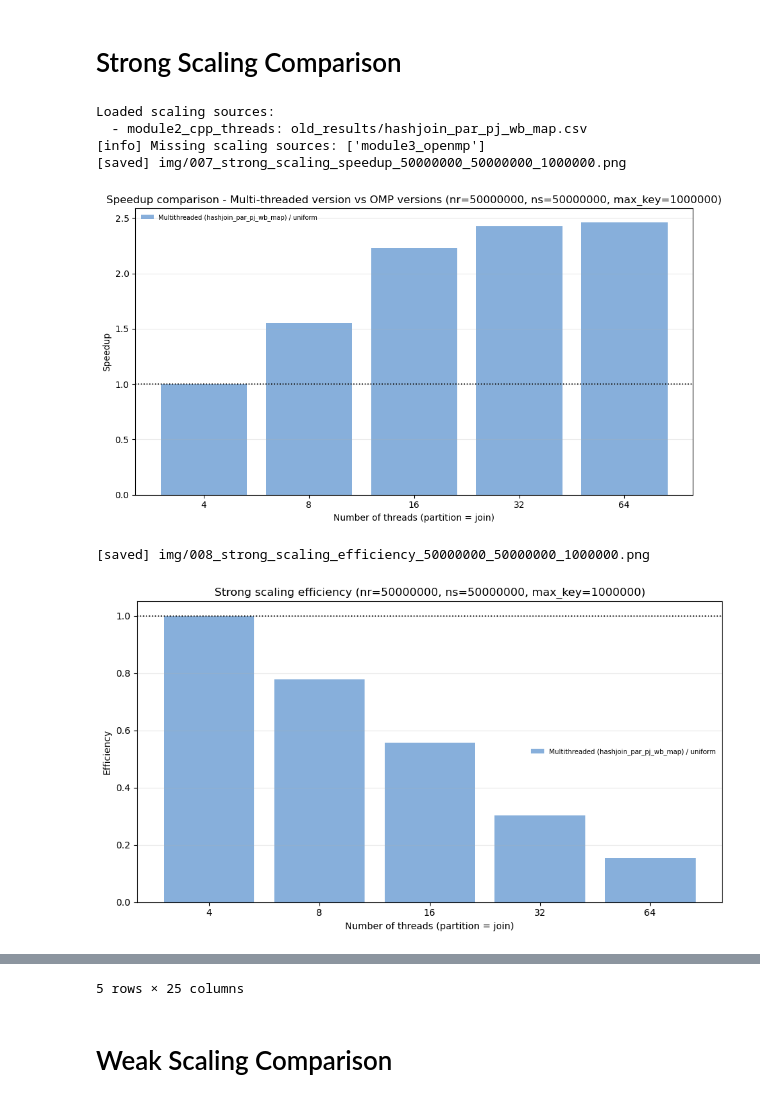
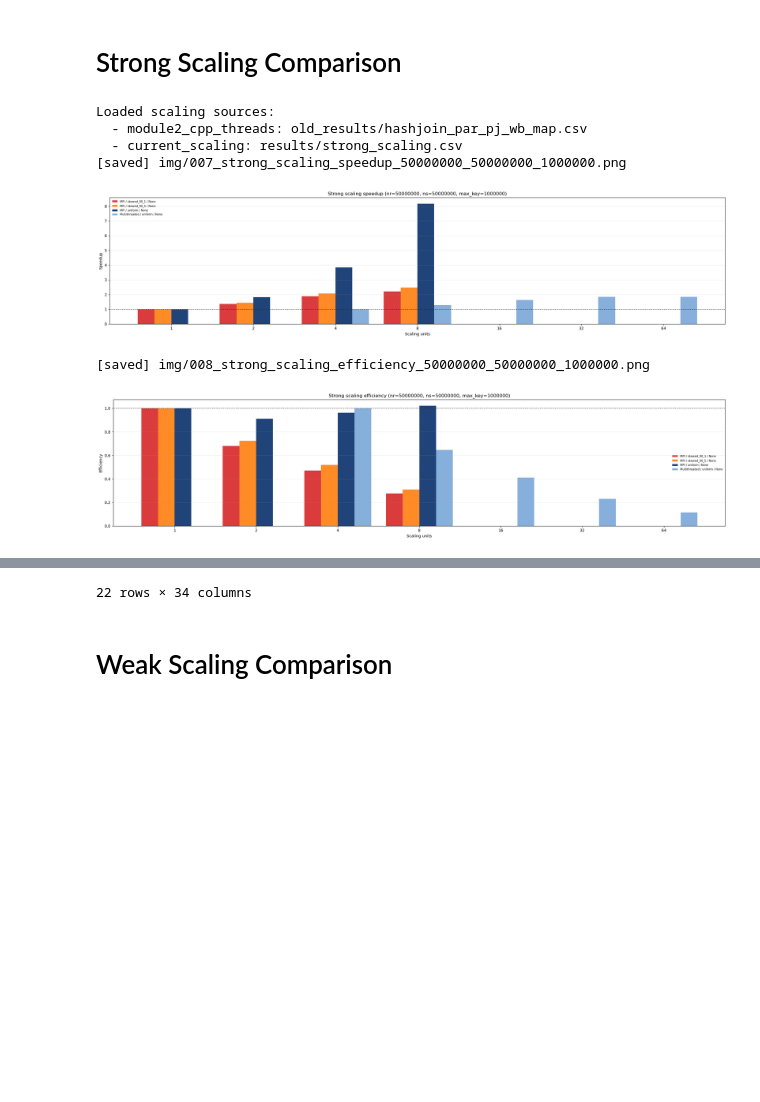
Before and after one commit to GianlucaPanzani/Optimization-of-Partitioned-Hash-Join-with-Duplicates-part_4, a Jupyter notebook: src/statistics.ipynb, the cells around one changed output, grey strips where cells are left out. Drawn from its saved outputs; the diff is of its cells as text; code cells hidden in the pictures; blank space fills up the shorter version.

```diff
--- a/src/statistics.ipynb
+++ b/src/statistics.ipynb
@@ -11,8 +11,8 @@ import matplotlib.pyplot as plt
 import matplotlib.colors as mcolors
 
 CSV_PATTERN = "hashjoin_*.csv"
-RESULTS_CANDIDATES = [Path("results"), Path("src/results"), Path("../results")]
-OLD_RESULTS_CANDIDATES = [Path("old_results"), Path("src/old_results"), Path("../old_results")]
+RESULTS_CANDIDATES = [Path("src/results"), Path("results"), Path("../results")]
+OLD_RESULTS_CANDIDATES = [Path("src/old_results"), Path("old_results"), Path("../old_results")]
 
 GRID_TO_RESULT_COLUMNS = {
     "N_VALUES": ["nr", "ns"],
@@ -673,6 +744,7 @@ def plot_scaling_bars(plot_df, threads_col, metric_col, ylabel, title, filename_
 # %% [markdown]
 # Strong Scaling Comparison
 # %%
+
 old_results_dir = first_existing_dir(OLD_RESULTS_CANDIDATES)
 strong_sources = []
 if old_results_dir is not None:
@@ -683,9 +755,9 @@ if old_results_dir is not None:
         "dataset_type": "uniform",
     })
 strong_sources.append({
-    "name": "module3_openmp",
+    "name": "current_scaling",
     "paths": [RESULTS_DIR / "strong_scaling.csv"],
-    "exec_type": "omp",
+    "exec_type": "auto",
     "dataset_type": "uniform",
 })
 
@@ -693,7 +765,8 @@ strong_raw_df = load_named_csv_sources(strong_sources)
 strong_scaling_df, strong_threads_col = prepare_scaling_plot_df(strong_raw_df, "strong")
 
 if not strong_scaling_df.empty:
-    strong_key_cols = ["source", "exec_type", "dataset_type", "nr", "ns", "max_key"]
+    strong_key_cols = ["source", "exec_type", "dataset_type", "nr", "ns", "max_key", "scaling_axis"]
+    strong_key_cols = [col for col in strong_key_cols if col in strong_scaling_df.columns]
     strong_scaling_df["baseline_thread"] = strong_scaling_df.groupby(strong_key_cols)[strong_threads_col].transform("min")
     baseline_perf = (
         strong_scaling_df[strong_scaling_df[strong_threads_col] == strong_scaling_df["baseline_thread"]]
@@ -706,44 +779,45 @@ if not strong_scaling_df.empty:
     strong_scaling_df["parallel_efficiency"] = strong_scaling_df["speedup"] / (strong_scaling_df[strong_threads_col] / strong_scaling_df["baseline_threads"])
 
     def strong_comparison_label(series):
-        prefix = "Multithreaded" if series.get("source") == "module2_cpp_threads" else "OMP"
-        return f"{prefix} ({series.get('exec_type')}) / {series.get('dataset_type')}"
+        prefix = "Multithreaded" if series.get("source") == "module2_cpp_threads" else str(series.get("exec_type")).upper()
+        axis = series.get("scaling_axis")
+        return f"{prefix} / {series.get('dataset_type')} / {axis}"
 
     def strong_comparison_color(series):
         if series.get("source") == "module2_cpp_threads":
             return "#7aa6d8"
         if series.get("dataset_type") == "uniform":
             return "#08306b"
         return DATASET_TYPE_COLORS.get(series.get("dataset_type"), color_map.get(series.get("exec_type"), None))
 
     plot_scaling_bars(
         strong_scaling_df,
         strong_threads_col,
         "speedup",
         "Speedup",
-        "Speedup comparison - Multi-threaded version vs OMP versions",
+        "Strong scaling speedup",
         "strong_scaling_speedup",
         series_labeler=strong_comparison_label,
         series_colorer=strong_comparison_color,
     )
     plot_scaling_bars(
         strong_scaling_df,
         strong_threads_col,
         "parallel_efficiency",
         "Efficiency",
         "Strong scaling efficiency",
         "strong_scaling_efficiency",
         series_labeler=strong_comparison_label,
         series_colorer=strong_comparison_color,
     )
-    display(strong_scaling_df.sort_values(["source", "exec_type", "dataset_type", "nr", strong_threads_col]).reset_index(drop=True))
+    display(strong_scaling_df.sort_values([col for col in ["source", "exec_type", "dataset_type", "nr", strong_threads_col] if col in strong_scaling_df.columns]).reset_index(drop=True))
 else:
     print("No strong-scaling comparison available yet.")
 # %% [output]
 Loaded scaling sources:
   - module2_cpp_threads: old_results/hashjoin_par_pj_wb_map.csv
-[info] Missing scaling sources: ['module3_openmp']
+  - current_scaling: results/strong_scaling.csv
 [saved] img/007_strong_scaling_speedup_50000000_50000000_1000000.png
-[figure, old version]
+[figure, new version]
 [saved] img/008_strong_scaling_efficiency_50000000_50000000_1000000.png
-[figure, old version]
+[figure, new version]
@@ -756,4 +841,4 @@ Loaded scaling sources:
-5 rows × 25 columns
+22 rows × 34 columns
 # %% [markdown]
 # Weak Scaling Comparison
 # %%
```
Also changed, not shown: parts of 5 cells of this notebook, 8 other files.
